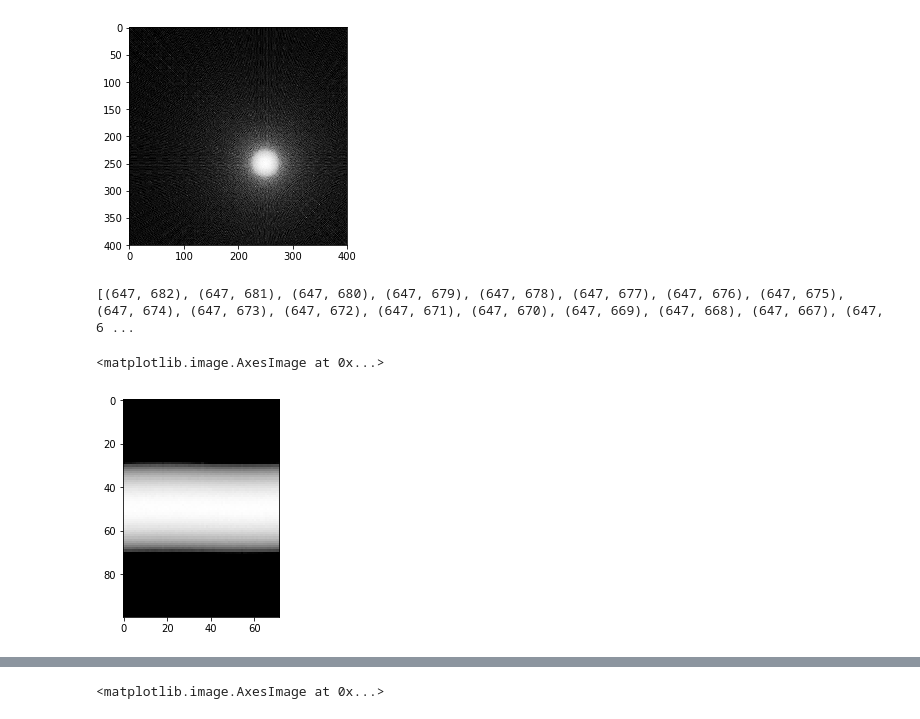
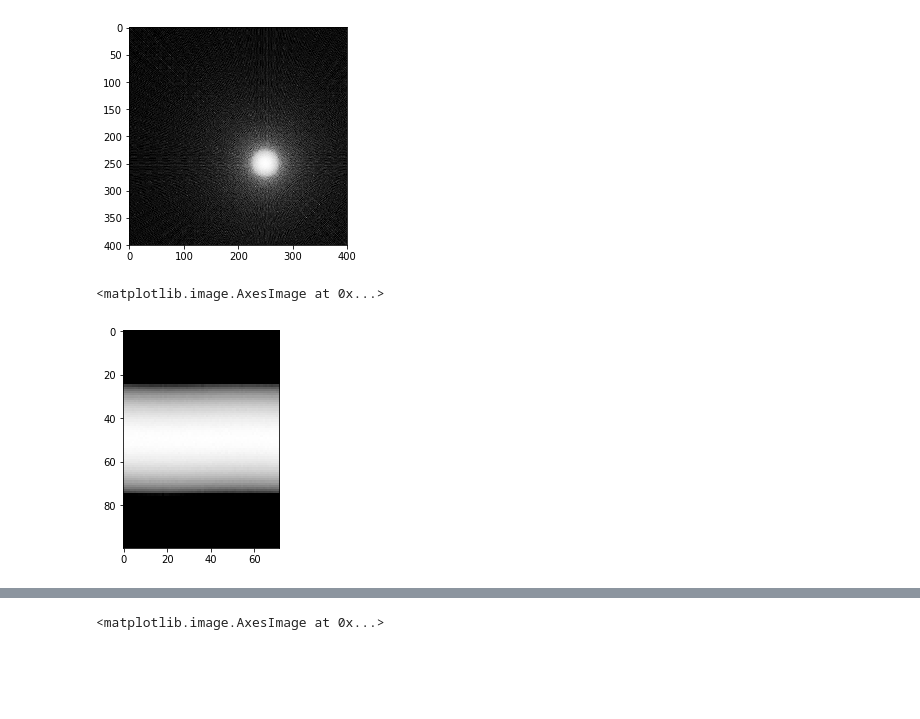
Before and after one commit to damianhorna/backprojection-tomography, a Jupyter notebook: sinogram.ipynb, the cells around one changed output, grey strips where cells are left out. Drawn from its saved outputs; the diff is of its cells as text; code cells hidden in the pictures; blank space fills up the shorter version.

```diff
--- a/sinogram.ipynb
+++ b/sinogram.ipynb
@@ -184,12 +139,11 @@ plt.imshow(restore_picture(sinogram, lines, img.shape), cmap='gray')
 [figure]
 # %%
 img = plt.imread('img/circle.jpg')
-sinogram, lines = gen_sinogram(100, 400, 5, img)
+sinogram, lines = gen_sinogram(100, math.pi/2, 5, img)
 plt.imshow(sinogram, cmap='gray')
 # %% [output]
-[(647, 682), (647, 681), (647, 680), (647, 679), (647, 678), (647, 677), (647, 676), (647, 675), (647, 674), (647, 673), (647, 672), (647, 671), (647, 670), (647, 669), (647, 668), (647, 667), (647, 6 ...
+<matplotlib.image.AxesImage at 0x...>
-<matplotlib.image.AxesImage at 0x...>
-[figure, old version]
+[figure, new version]
 # %%
 plt.imshow(restore_picture(sinogram, lines, img.shape), cmap='gray')
 # %% [output]
```
Also changed, not shown: parts of 24 cells of this notebook.
